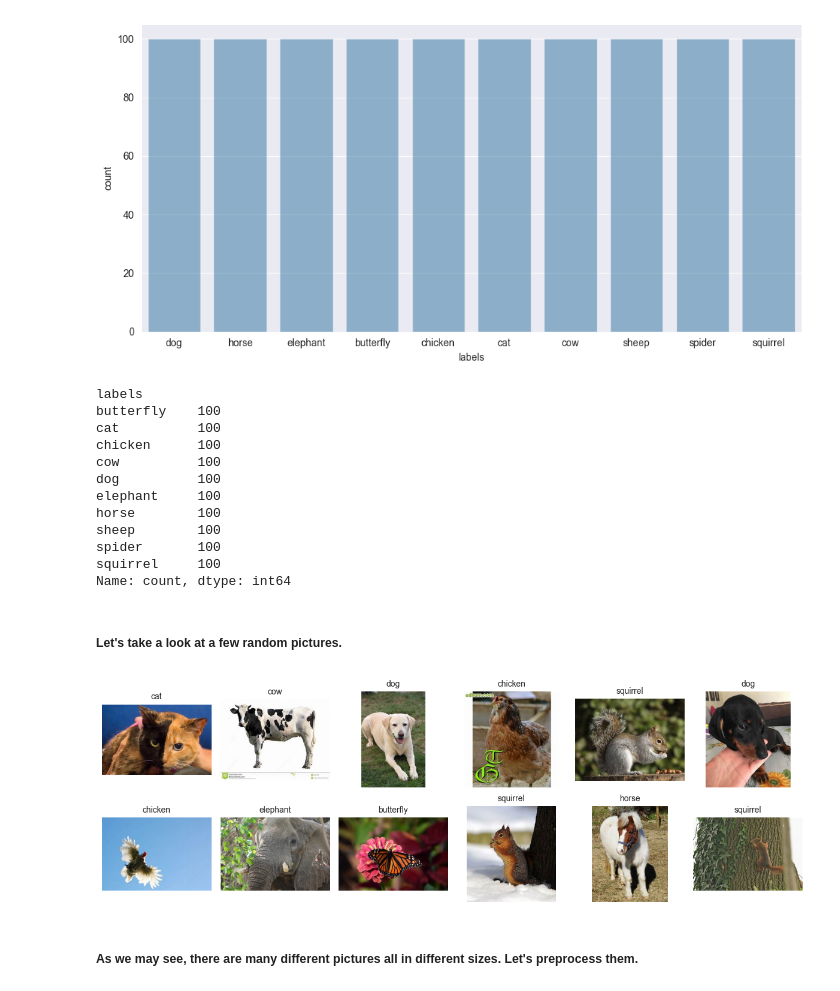
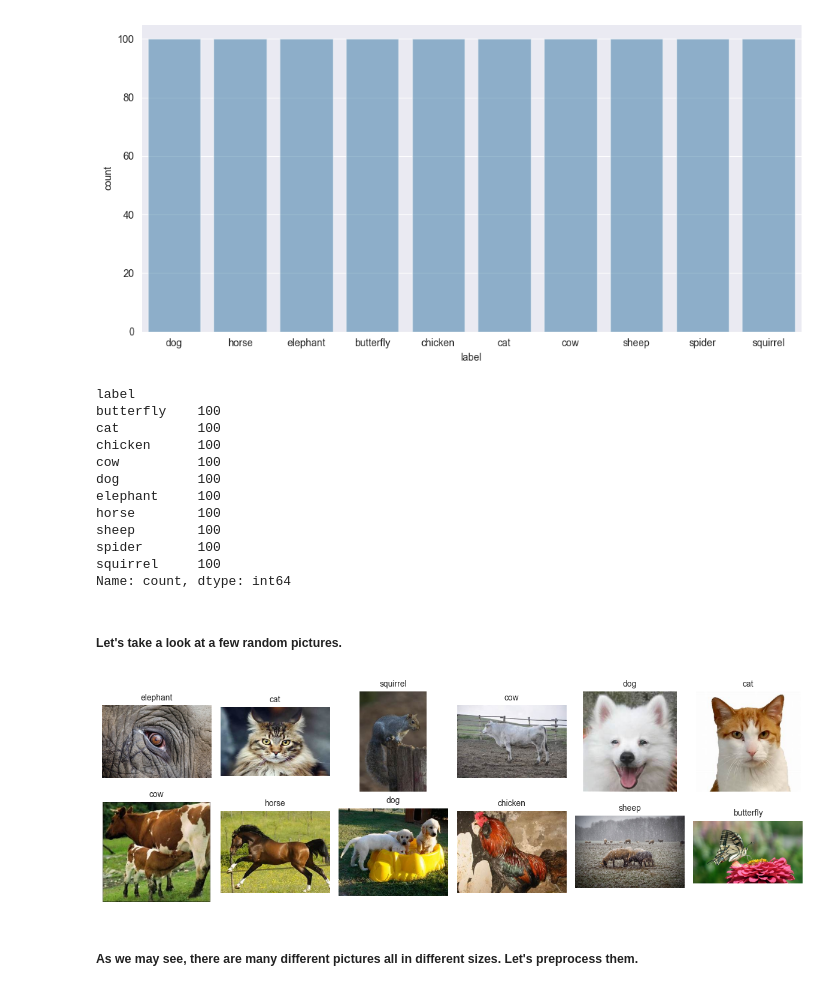
Before and after one commit to sofeeka/WinstarsAI_InternshipTest_SofiiaHrychukh, a Jupyter notebook: task2/dataset_exploratory.ipynb, the cells around one changed output. Saved outputs shown, nothing was run; the diff lists cells and outputs as text; code cells hidden in the pictures.

```diff
--- a/task2/dataset_exploratory.ipynb
+++ b/task2/dataset_exploratory.ipynb
@@ -42,5 +32,5 @@ path = kagglehub.dataset_download("alessiocorrado99/animals10")
 # %%
-# root = os.path.join(path, 'raw-img') # kaggle
-root = '../task2/data/animals10/raw-img' # locally
+root = os.path.join(path, 'raw-img') # kaggle
+# root = '../task2/data/animals10/raw-img' # locally
 # %% [markdown]
 ##### Load animal images into a dataframe.
@@ -49,5 +40,5 @@ The full dataset is imbalanced, so I used first 1400 images when training. Anoth
 # %%
-image_paths = []
+img_paths = []
 labels = []
 
 # for each animal (separate folder for each)
@@ -57,13 +48,13 @@ for animal in os.listdir(root):
     # use first 100 images to make sure the dataset is balanced
     for img in os.listdir(path)[:100]:
         # add image path
-        image_paths.append(os.path.join(path, img))
+        img_paths.append(os.path.join(path, img))
         # add label (animal name)
         labels.append(animal)
 # %%
 df = pd.DataFrame({
-    'image_paths' : image_paths,
-    'labels' : labels
+    'img_path' : img_paths,
+    'label' : labels
 })
 df.head(10)
 # %% [output]
@@ -96,7 +88,7 @@ label = {"cane": "dog",
 label_to_index = {key: idx for idx, key in enumerate(label.keys())}
 index_to_label = {idx: value for key, value in label.items() for idx, k in enumerate(label.keys()) if k == key}
 # %%
-df['labels_num'] = df['labels'].map(label_to_index)
-df['labels'] = df['labels'].map(label)
+df['label_num'] = df['label'].map(label_to_index)
+df['label'] = df['label'].map(label)
 df.head(10)
 # %% [output]
@@ -120,9 +112,9 @@ plt.tight_layout()
 # %% [output]
 [figure]
 # %%
-df.value_counts('labels')
+df.value_counts('label')
 # %% [output]
-labels
+label
 butterfly    100
 cat          100
 chicken      100
@@ -141,17 +133,17 @@ random_pictures = random.sample(range(len(df)), 12)
 # %%
 fig, ax = plt.subplots(2, 6, figsize=(12, 4))
 ax = ax.flatten()
 
 for i, idx in enumerate(random_pictures):
-    image = plt.imread(df['image_paths'].iloc[idx])
+    image = plt.imread(df['img_path'].iloc[idx])
     ax[i].imshow(image)
-    ax[i].set_title(df['labels'].iloc[idx], fontsize = 10)
+    ax[i].set_title(df['label'].iloc[idx], fontsize = 10)
     ax[i].axis('off')
 
 plt.tight_layout()
 plt.show()
 # %% [output]
-[figure, old version]
+[figure, new version]
 # %% [markdown]
 ##### As we may see, there are many different pictures all in different sizes. Let's preprocess them.
 # %%
```
Also changed, not shown: parts of 12 cells of this notebook.
